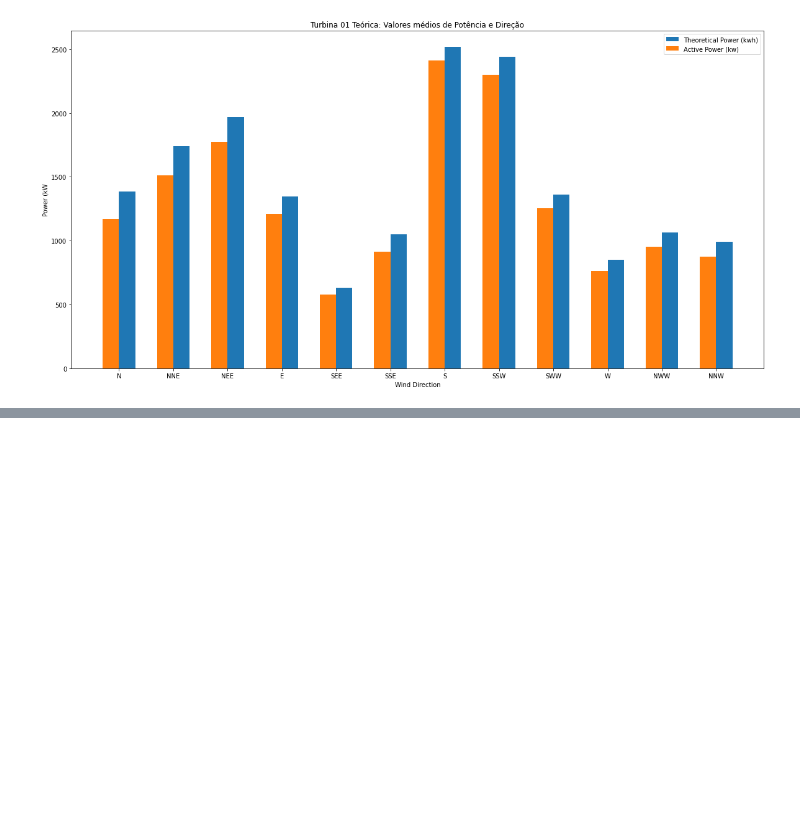
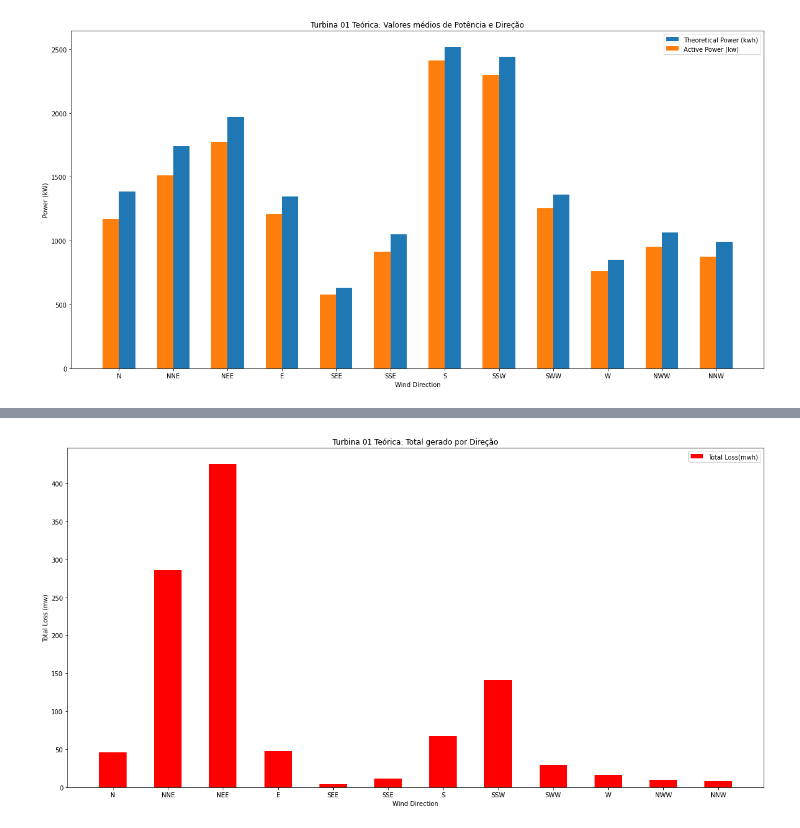
Before and after one commit to RaulOAlves/Wind_Turbine_Scada, a Jupyter notebook: Wind_Turbine_Scada.ipynb, the cells around one changed output, grey strips where cells are left out. Cells and saved outputs as stored; diff of their text form; code cells hidden in the pictures; blank space fills up the shorter version.

```diff
--- a/Wind_Turbine_Scada.ipynb
+++ b/Wind_Turbine_Scada.ipynb
@@ -449,7 +451,7 @@ def bar_graph():
   plt.bar(df_directions['Direction'], df_directions['TheoreticalPower(kwh)'], label = 'Theoretical Power (kwh)', align='edge', width=0.3)
   plt.bar(df_directions['Direction'], df_directions['ActivePower(kw)'], label = 'Active Power (kw)', align='edge', width=-0.3)
   plt.xlabel('Wind Direction')
-  plt.ylabel('Power (kW')
+  plt.ylabel('Power (kW)')
   plt.title('Turbina 01 Teórica: Valores médios de Potência e Direção')
   plt.legend()
   plt.show()
@@ -458,0 +522,13 @@ bar_graph()
+# %%
+# Gráfico para verificar o total de Loss por direção
+def bar_graph():
+  fig = plt.figure(figsize=(20,10))
+  plt.bar(df_directions_total['Direction'], df_directions_total['Total_Loss(mwh)'], label = 'Total Loss(mwh)', align='center', width=0.5, color = 'red')
+  plt.xlabel('Wind Direction')
+  plt.ylabel('Total Loss (mw)')
+  plt.title('Turbina 01 Teórica: Total gerado por Direção')
+  plt.legend()
+  plt.show()
+bar_graph()
+# %% [output]
+[figure, added]
```
Also changed, not shown: parts of 3 cells of this notebook.
